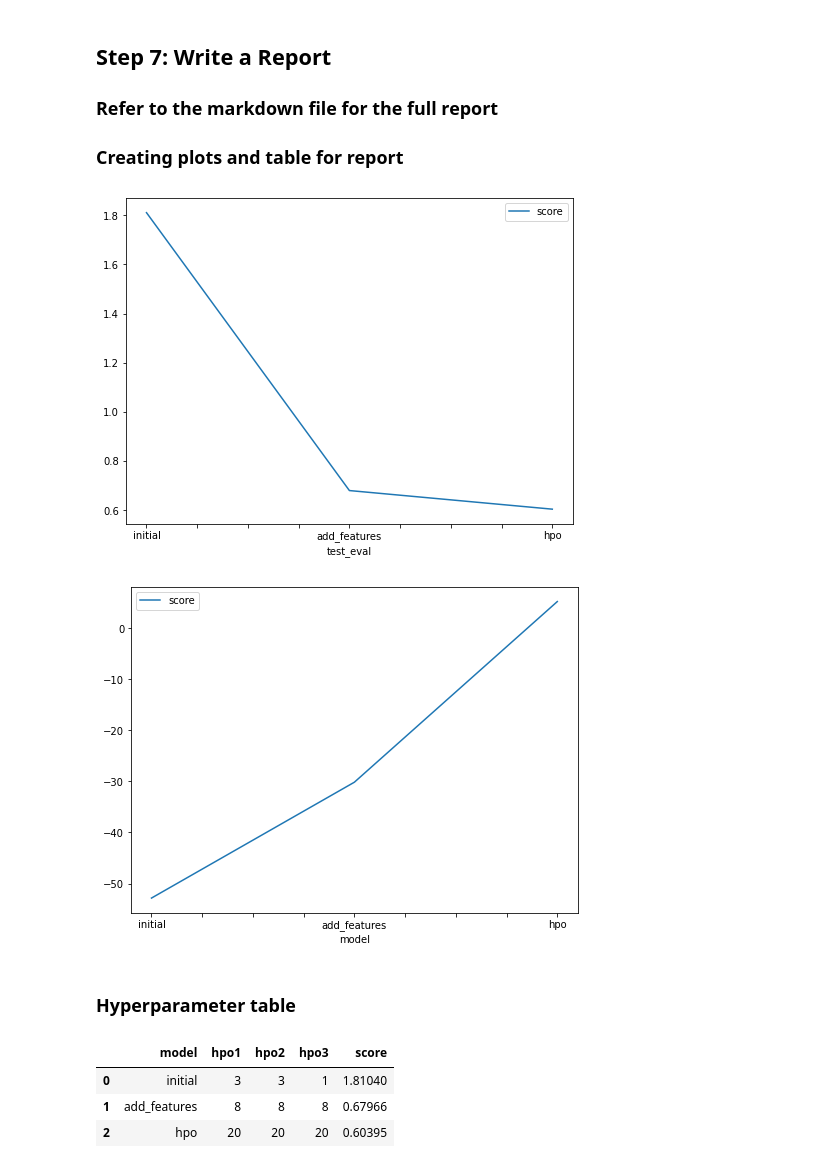
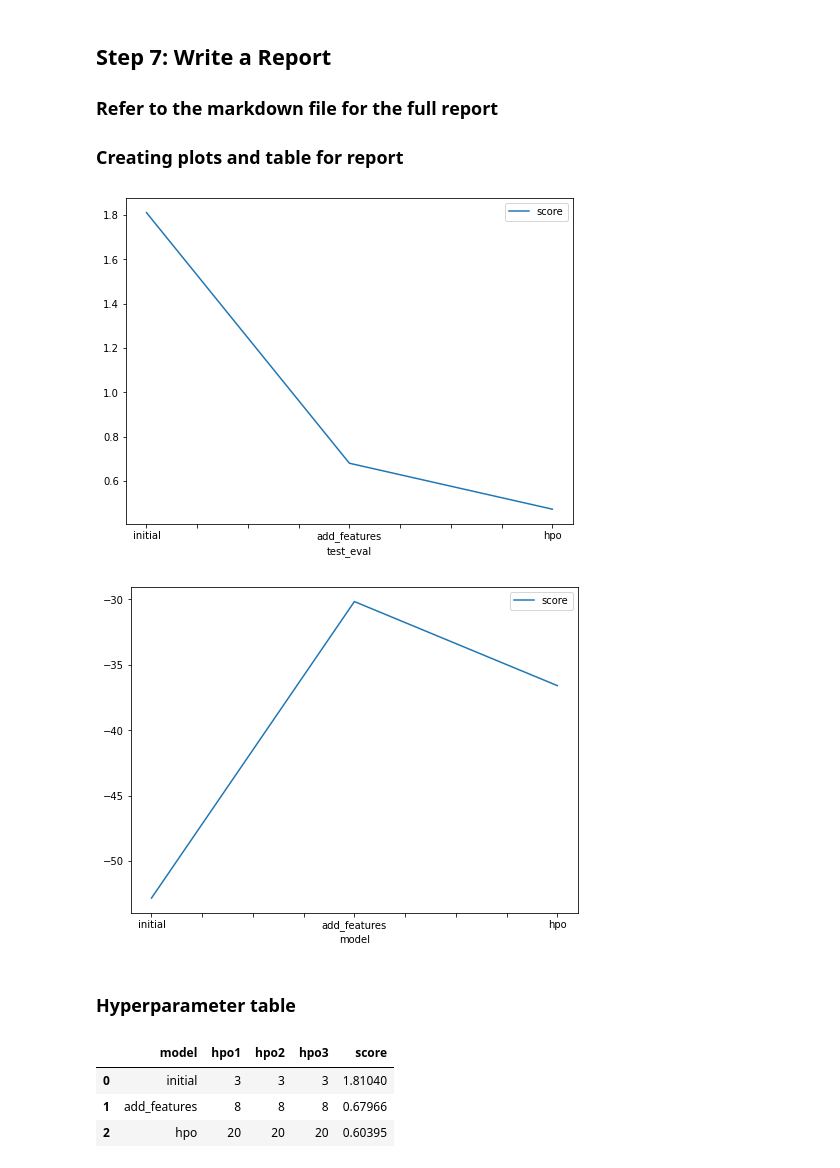
Before and after one commit to mahmoudesa/cd0385-project-starter, a Jupyter notebook: project/project-template.ipynb, the cells around one changed output. Drawn from its saved outputs; the diff is of its cells as text; code cells hidden in the pictures.

```diff
--- a/project/project-template.ipynb
+++ b/project/project-template.ipynb
@@ -512,23 +524,23 @@ fig.savefig('model_train_score.png')
 fig = pd.DataFrame(
     {
         "test_eval": ["initial", "add_features", "hpo"],
-        "score": [1.81040, 0.67966, 0.60395]
+        "score": [1.81040, 0.67966, 0.47242]
     }
 ).plot(x="test_eval", y="score", figsize=(8, 6)).get_figure()
 fig.savefig('model_test_score.png')
 # %% [output]
-[figure, old version]
+[figure, new version]
 # %%
 # Create a line plot showing the top model score for the three (or more) training runs during the project
 fig = pd.DataFrame(
     {
         "model": ["initial", "add_features", "hpo"],
-        "score": [-52.842295, -30.165645, 5.183378]
+        "score": [-52.842295, -30.165645, -36.594407]
     }
 ).plot(x="model", y="score", figsize=(8, 6)).get_figure()
 fig.savefig('model_train_score.png')
 # %% [output]
-[figure, old version]
+[figure, new version]
 # %% [markdown]
 ### Hyperparameter table
 # %%
@@ -537,11 +549,11 @@ pd.DataFrame({
     "model": ["initial", "add_features", "hpo"],
     "hpo1": [3, 8, 20],
     "hpo2": [3, 8, 20],
-    "hpo3": [1, 8 ,20],
+    "hpo3": [3, 8 ,20],
     "score": [1.81040, 0.67966, 0.60395]
 })
 # %% [output]
 |  | model | hpo1 | hpo2 | hpo3 | score |
-| 0 | initial | 3 | 3 | 1 | 1.81040 |
+| 0 | initial | 3 | 3 | 3 | 1.81040 |
 | 1 | add_features | 8 | 8 | 8 | 0.67966 |
 | 2 | hpo | 20 | 20 | 20 | 0.60395 |
```
Also changed, not shown: parts of 6 cells of this notebook, 2 other files.
